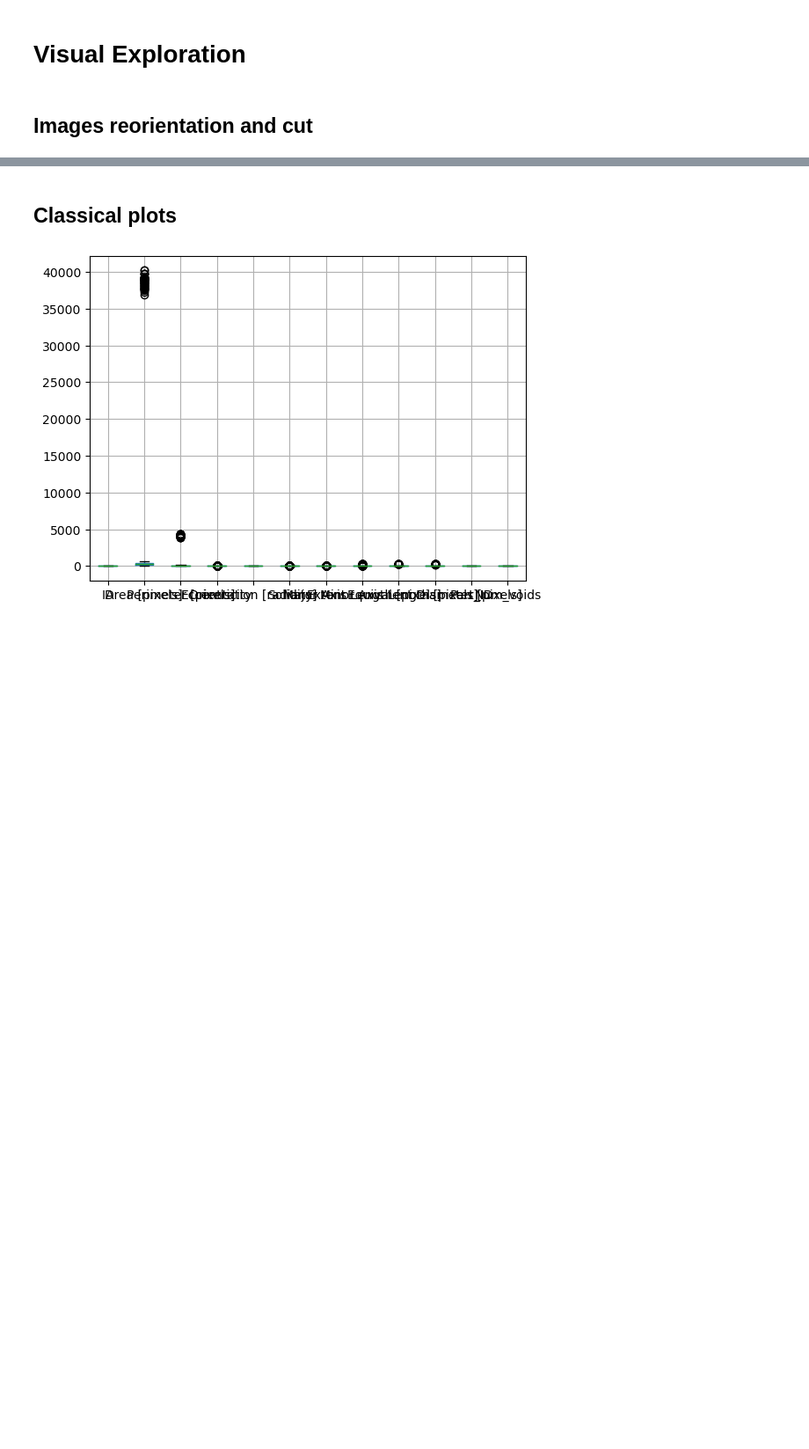
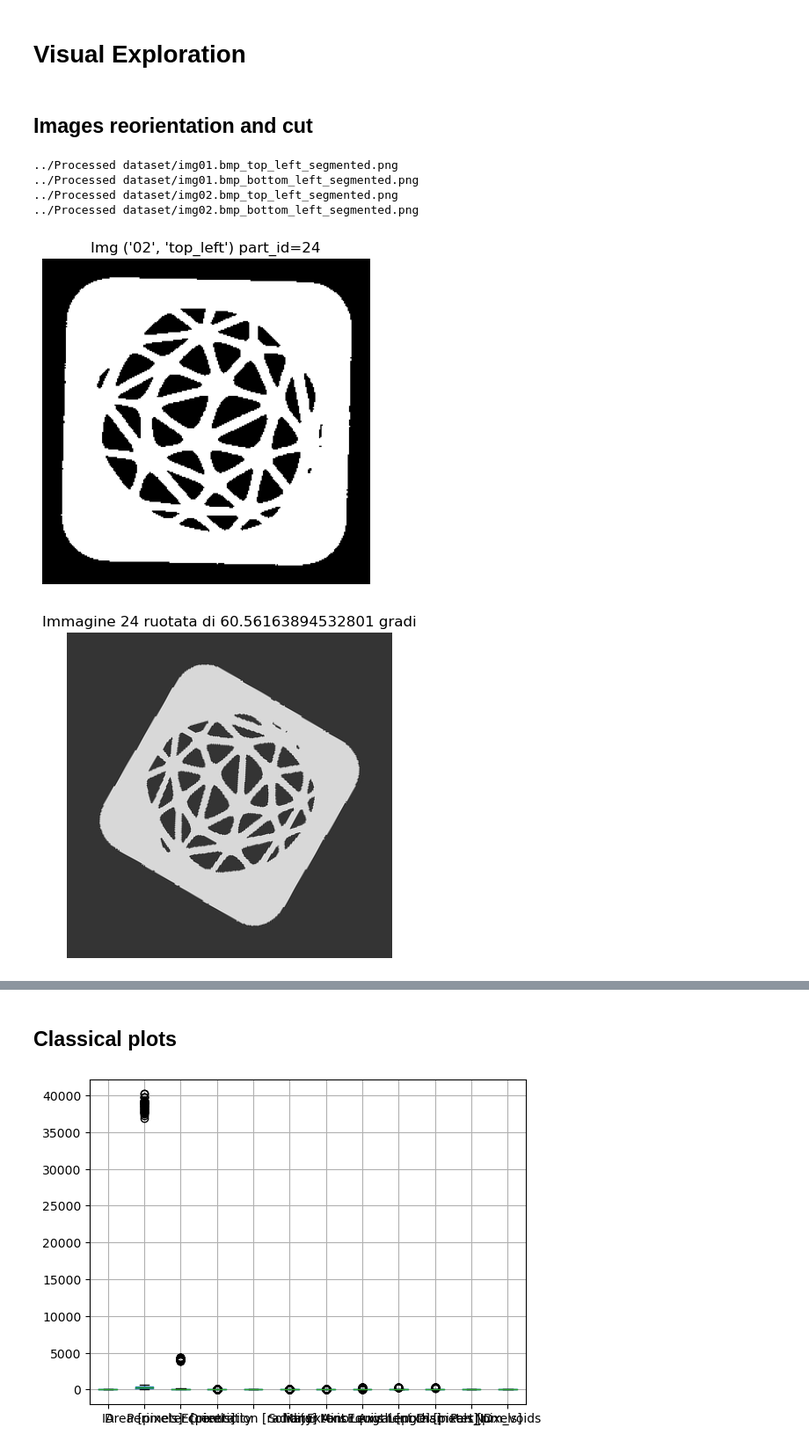
Before and after one commit to abylai11/qda-project, a Jupyter notebook: Python code/Exploration.ipynb, the cells around one changed output, grey strips where cells are left out. Shown at 88% size. Cells and saved outputs as stored; diff of their text form; code cells hidden in the pictures; blank space fills up the shorter version.

Commit message:
image treatment part started

```diff
--- a/Python code/Exploration.ipynb
+++ b/Python code/Exploration.ipynb
@@ -238,0 +237,40 @@ df_voids.head(50)
+# %%
+#  todo
+import os
+cartella_immagini = '../Processed dataset/'
+
+def genera_percorso_immagine(part_id, cartella_immagini,option="segmented"):
+    imgnum, location = part_id_to_img_info(part_id)
+    nome_immagine = f"img{imgnum}.bmp_{location}_{option}.png"
+    return os.path.join(cartella_immagini, nome_immagine)
+
+# Utilizzo della funzione
+print(genera_percorso_immagine(1, cartella_immagini))
+print(genera_percorso_immagine(2, cartella_immagini))
+print(genera_percorso_immagine(5, cartella_immagini))
+print(genera_percorso_immagine(6, cartella_immagini))
+# %% [output]
+../Processed dataset/img01.bmp_top_left_segmented.png
+../Processed dataset/img01.bmp_bottom_left_segmented.png
+../Processed dataset/img02.bmp_top_left_segmented.png
+../Processed dataset/img02.bmp_bottom_left_segmented.png
+# %%
+from scipy import ndimage
+import math
+part_id = random.randint(1, 40)
+
+img = plt.imread(genera_percorso_immagine(part_id, cartella_immagini))
+plt.imshow(img, cmap='gray')
+plt.title(f"Img {part_id_to_img_info(5)} part_id={part_id}")
+plt.axis('off')
+plt.show()
+# it doesnt seem to work this rotation
+angolo = math.degrees(df.loc[part_id, 'Orientation [radians]'])
+img_ruotata = ndimage.rotate(img, angolo)
+plt.imshow(img_ruotata, cmap='gray')
+plt.title(f'Immagine {part_id} ruotata di {angolo} gradi')
+plt.axis('off')  # Nascondi gli assi
+plt.show()
+# %% [output]
+[figure, added]
+[figure, added]
```
Also changed, not shown: parts of 3 cells of this notebook.
